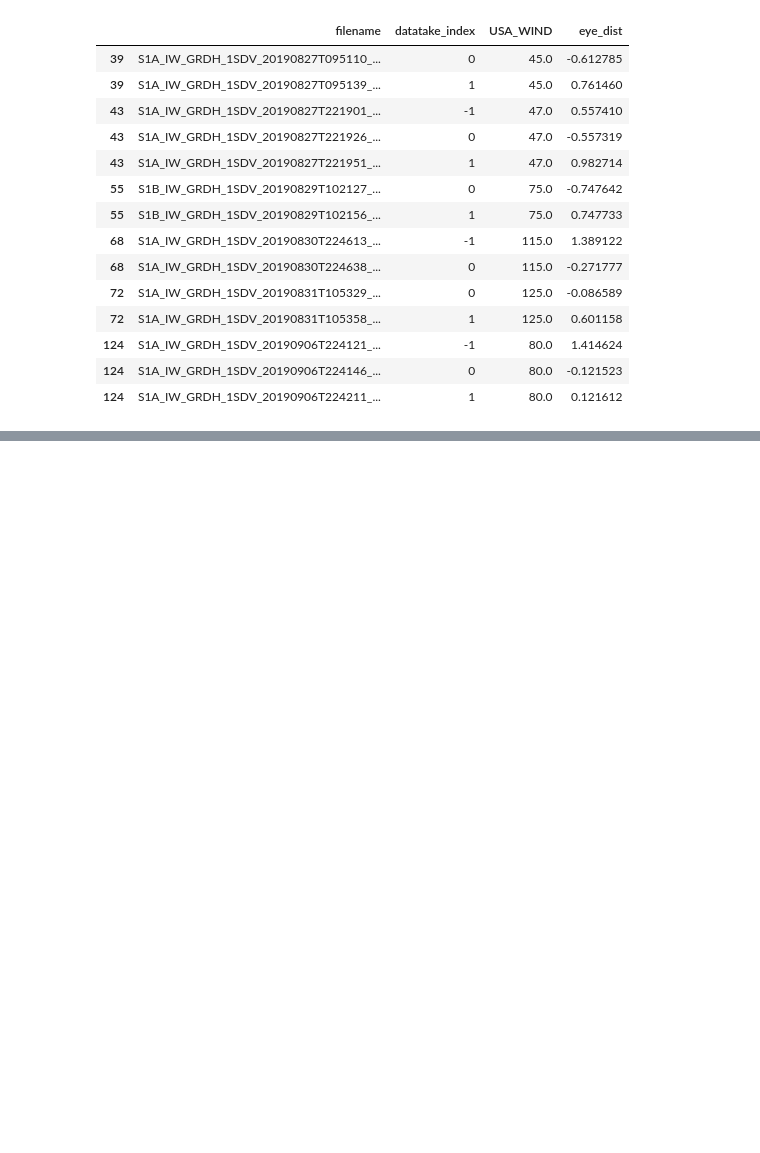
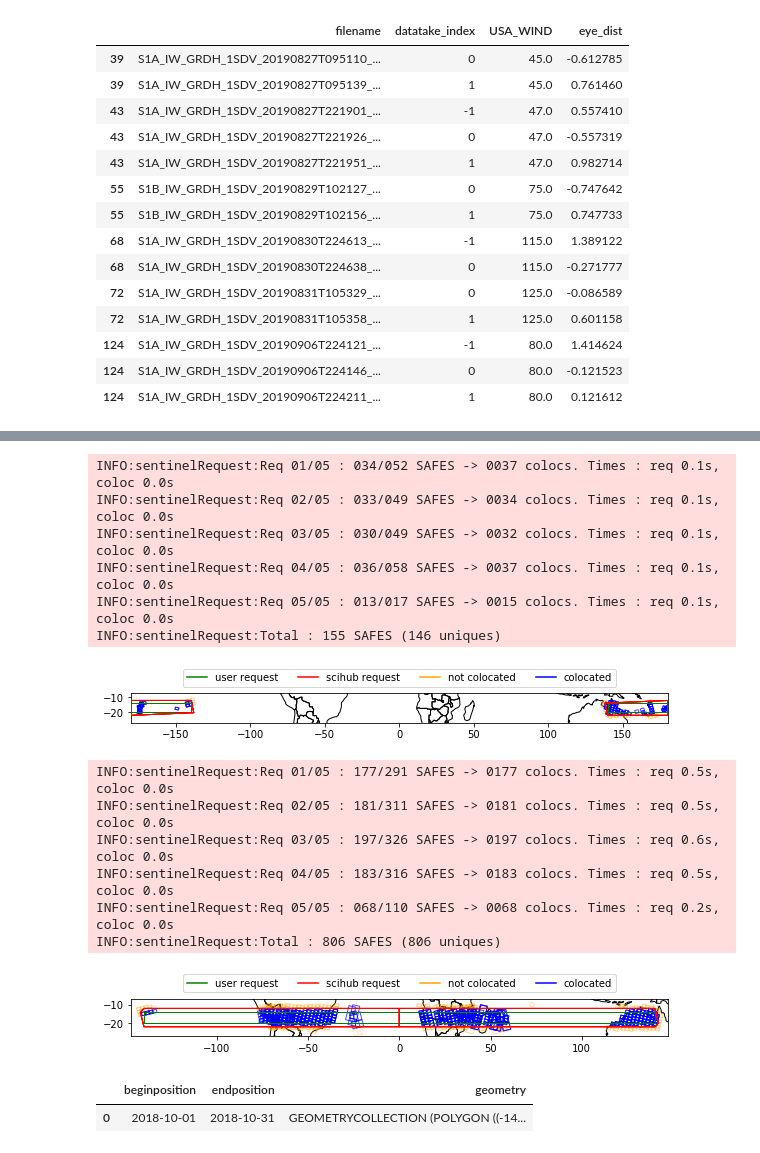
Before and after one commit to oarcher/sentinelrequest, a Jupyter notebook: README.ipynb, the cells around one changed output, grey strips where cells are left out. Cells and saved outputs as stored; diff of their text form; code cells hidden in the pictures; blank space fills up the shorter version.

Commit message:
fixed antimeridian / greenwich handling

```diff
--- a/README.ipynb
+++ b/README.ipynb
@@ -377,18 +365,0 @@ sentinelRequest use the following conventions:
-# %%
-# this geometry define a large band from lon -170 to lon 170 : it doesn't include antimeridian
-gdf_large = gpd.GeoDataFrame({
-        "beginposition" : [ datetime.datetime(2018,10,1)],
-        "endposition"   : [ datetime.datetime(2018,10,31) ],
-        "geometry"      : [ wkt.loads("POLYGON ((-170 -14, 170 -14, 170 -20, -170 -20, -170 -14))")]
-    },index=["large"])
-
-fig = plt.figure(figsize=(10,7))
-safes = scihubQuery(
-        gdf=gdf_large,
-        user=user,
-        password=password,
-        filename='S1?_?W_GRD*.SAFE',
-        cachedir='/home1/scratch/oarcher/scihub_cache',
-        fig=fig)
-plt.show()
-gdf_large
@@ -419,0 +375,57 @@ gdf_fidji
+# %%
+from shapely.geometry import GeometryCollection
+
+# the polygon is more than 180 deg wide : it will be wrapped, and will cross antimeridian
+large_poly = wkt.loads("POLYGON ((-140 -14, 140 -14, 140 -20, -140 -20, -140 -14))")
+
+gdf = gpd.GeoDataFrame({
+        "beginposition" : [ datetime.datetime(2018,10,1)],
+        "endposition"   : [ datetime.datetime(2018,10,31) ],
+        "geometry"      : [ large_poly ]
+    },index=[0])
+
+fig = plt.figure(figsize=(10,7))
+safes = scihubQuery(
+        gdf=gdf,
+        user=user,
+        password=password,
+        filename='S1?_?W_GRD*.SAFE',
+        cachedir='/home1/scratch/oarcher/scihub_cache',
+        fig=fig)
+plt.show()
+
+# same polygon, but encapsulated in a GeometryCollection : it will not be wrapped
+gdf = gpd.GeoDataFrame({
+        "beginposition" : [ datetime.datetime(2018,10,1)],
+        "endposition"   : [ datetime.datetime(2018,10,31) ],
+        "geometry"      : [ GeometryCollection([large_poly]) ]
+    },index=[0])
+
+fig = plt.figure(figsize=(10,7))
+safes = scihubQuery(
+        gdf=gdf,
+        user=user,
+        password=password,
+        filename='S1?_?W_GRD*.SAFE',
+        cachedir='/home1/scratch/oarcher/scihub_cache',
+        fig=fig)
+plt.show()
+
+gdf
+# %% [output]
+INFO:sentinelRequest:Req 01/05 : 034/052 SAFES -> 0037 colocs. Times : req 0.1s, coloc 0.0s
+INFO:sentinelRequest:Req 02/05 : 033/049 SAFES -> 0034 colocs. Times : req 0.1s, coloc 0.0s
+INFO:sentinelRequest:Req 03/05 : 030/049 SAFES -> 0032 colocs. Times : req 0.1s, coloc 0.0s
+INFO:sentinelRequest:Req 04/05 : 036/058 SAFES -> 0037 colocs. Times : req 0.1s, coloc 0.0s
+INFO:sentinelRequest:Req 05/05 : 013/017 SAFES -> 0015 colocs. Times : req 0.1s, coloc 0.0s
+INFO:sentinelRequest:Total : 155 SAFES (146 uniques)
+[figure, added]
+INFO:sentinelRequest:Req 01/05 : 177/291 SAFES -> 0177 colocs. Times : req 0.5s, coloc 0.0s
+INFO:sentinelRequest:Req 02/05 : 181/311 SAFES -> 0181 colocs. Times : req 0.5s, coloc 0.0s
+INFO:sentinelRequest:Req 03/05 : 197/326 SAFES -> 0197 colocs. Times : req 0.6s, coloc 0.0s
+INFO:sentinelRequest:Req 04/05 : 183/316 SAFES -> 0183 colocs. Times : req 0.5s, coloc 0.0s
+INFO:sentinelRequest:Req 05/05 : 068/110 SAFES -> 0068 colocs. Times : req 0.2s, coloc 0.0s
+INFO:sentinelRequest:Total : 806 SAFES (806 uniques)
+[figure, added]
+|  | beginposition | endposition | geometry |
+| 0 | 2018-10-01 | 2018-10-31 | GEOMETRYCOLLECTION (POLYGON ((-14... |
```
Also changed, not shown: parts of 8 cells of this notebook, 2 other files.
